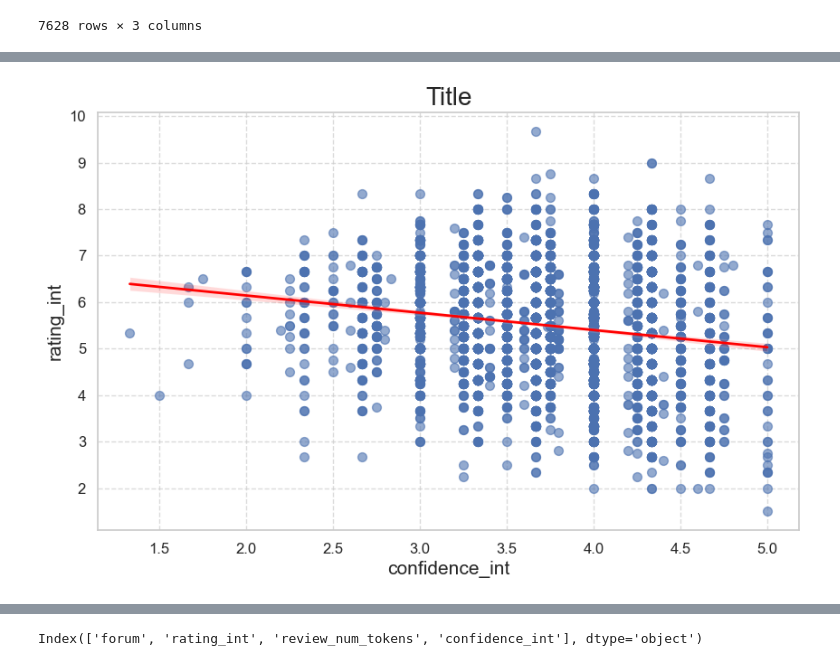
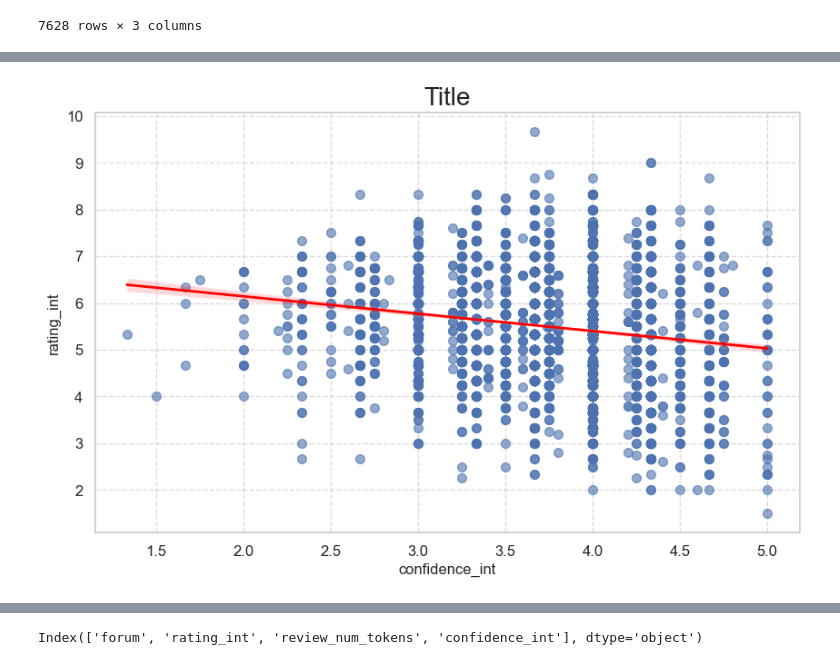
Before and after one commit to raymondEDS/data_science_class, a Jupyter notebook: class_5/Lab_5_hands_on_peer_review.ipynb, the cells around one changed output, grey strips where cells are left out. Drawn from its saved outputs; the diff is of its cells as text; code cells hidden in the pictures.

```diff
--- a/class_5/Lab_5_hands_on_peer_review.ipynb
+++ b/class_5/Lab_5_hands_on_peer_review.ipynb
@@ -88,29 +88,29 @@ plt.show()
 # %%
 # Set the aesthetic style of the plots
 sns.set(style="whitegrid")
 
 # Create a regression plot
 plt.figure(figsize=(10, 6))
 sns.regplot(y="rating_int", x="confidence_int", data=df_rs_average, fit_reg=True,
             scatter_kws={'s': 50, 'alpha': 0.6, 'color': 'b'},
             line_kws={'color': 'red', 'linewidth': 2})
 
 # Customize the plot with titles and labels
 plt.title('Title', fontsize=20)
-plt.xlabel('confidence_int', fontsize=15)
-plt.ylabel('rating_int', fontsize=15)
+#plt.xlabel('confidence_int', fontsize=15)
+#plt.ylabel('rating_int', fontsize=15)
 
 # Customize the ticks on the axes
 plt.xticks(fontsize=12)
 plt.yticks(fontsize=12)
 
 # Show grid
 plt.grid(True, linestyle='--', alpha=0.7)
 
 # Show the plot
 plt.show()
 # %% [output]
-[figure, old version]
+[figure, new version]
 # %%
 import statsmodels.api as sm
 from statsmodels.formula.api import ols
```
Also changed, not shown: parts of 4 cells of this notebook, 6 other files.
